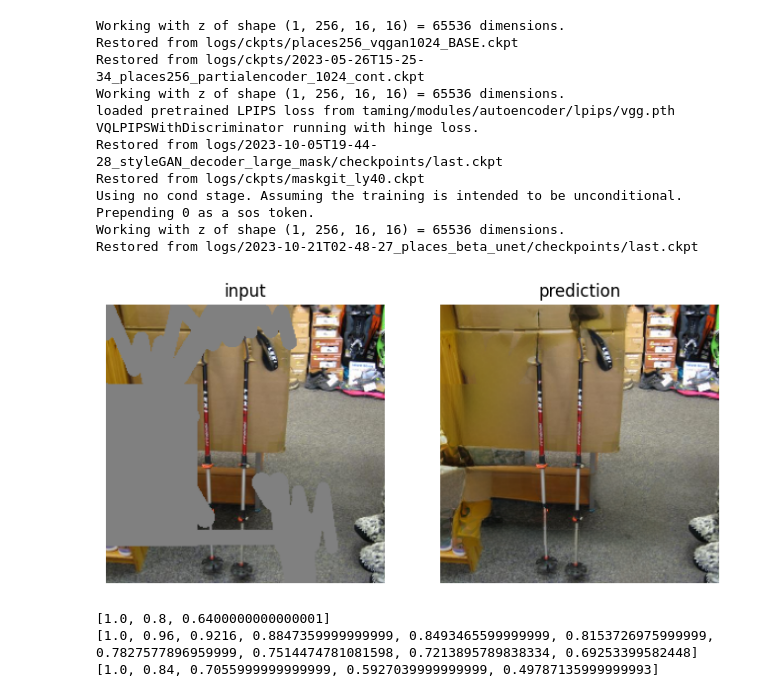
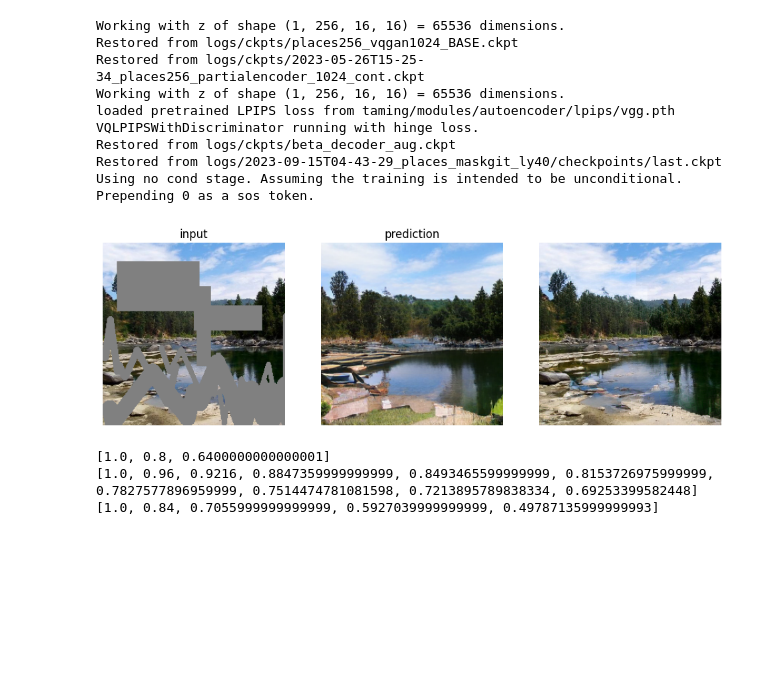
Before and after one commit to nintendops/taming-transformers, a Jupyter notebook: eval.ipynb, the cells around one changed output. Cells and saved outputs as stored; diff of their text form; code cells hidden in the pictures; blank space fills up the shorter version.

Commit message:
eval updates

```diff
--- a/eval.ipynb
+++ b/eval.ipynb
@@ -223,11 +231,11 @@ def get_obj_from_str(string, reload=False):
         importlib.reload(module_imp)
     return getattr(importlib.import_module(module, package=None), cls)
 
-device = torch.device('cuda:4')
-config_path = "configs/places_inpainting_largebox.yaml"
+device = torch.device('cuda:3')
+config_path = "configs/places_inpainting.yaml"
 config = OmegaConf.load(config_path)
 config['data']['params']['batch_size'] = 1
-config['model']['params']['encoder_config']['params']['ddconfig']['clamp_ratio'] = 0.25
+# config['model']['params']['encoder_config']['params']['ddconfig']['clamp_ratio'] = 0.25
 
 model = instantiate_from_config(config.model).to(device)
 # %% [output]
@@ -237,11 +245,9 @@ Restored from logs/ckpts/2023-05-26T15-25-34_places256_partialencoder_1024_cont.
 Working with z of shape (1, 256, 16, 16) = 65536 dimensions.
 loaded pretrained LPIPS loss from taming/modules/autoencoder/lpips/vgg.pth
 VQLPIPSWithDiscriminator running with hinge loss.
-Restored from logs/2023-10-05T19-44-28_styleGAN_decoder_large_mask/checkpoints/last.ckpt
-Restored from logs/ckpts/maskgit_ly40.ckpt
+Restored from logs/ckpts/beta_decoder_aug.ckpt
+Restored from logs/2023-09-15T04-43-29_places_maskgit_ly40/checkpoints/last.ckpt
 Using no cond stage. Assuming the training is intended to be unconditional. Prepending 0 as a sos token.
-Working with z of shape (1, 256, 16, 16) = 65536 dimensions.
-Restored from logs/2023-10-21T02-48-27_places_beta_unet/checkpoints/last.ckpt
 # %%
 # optional: using dataloader
 data = instantiate_from_config(config.data)
@@ -325,7 +331,7 @@ k = 188
 with torch.no_grad():
     # gt = torch.from_numpy(batch['image'].transpose(2,0,1)).unsqueeze(0).to(device)
     # mask = torch.from_numpy(batch['mask'].transpose(2,0,1)).unsqueeze(0).to(device)
-    gt, mask = get_data(indices[8], 256)
+    gt, mask = get_data(k, 256)
     x = gt.to(device)
 
     #############################
@@ -363,36 +369,40 @@ with torch.no_grad():
     # rec_fstg = VQModel.decode(quant_z)
 
     rec_fstg = VQModel.decode(quant_z_complete)
+    rec_fstg_comp = x * mask + rec_fstg * (1-mask)
 
     dec, _, mout, f0, f1 = model.current_model(batch,
                                 quant=quant_z_complete,
                                 mask_in=mask,
                                 mask_out=mask_out.reshape(B, 1, H, W),
                                 return_fstg=False, debug=True)
     rec = x * mask + dec * (1-mask)
 
     if Unet is not None:
         Unet = Unet.to(device)
         rec = Unet.refine(rec, mask)
     end_decoder = time.time()
 
 # t1 = end_encoder-start_encoder
 # t2 = end_transformer-end_encoder
 # t3 = end_decoder-end_transformer
 # print("Encoder Inference speed:", t1,'s')
 # print("Transformer Inference speed:", t2,'s')
 # print("Decoder Inference speed:", t3,'s')
 # print("All:", t1+t2+t3, 's')
 
 mask_int = F.interpolate(F.interpolate(mask, size=(16,16), mode='nearest'),(256,256))
 mask_out_int = F.interpolate(mask_out.reshape(1,1,16,16),(256,256))
 
 # imshow([to_img(x*mask), to_img(rec_fstg)])
-imshow([to_img(x*mask), to_img(rec)], titles=['input', 'prediction'])
-# imsave(f'logs/eval/{k}.png', to_img(rec))
+imshow([to_img(x*mask), to_img(rec_fstg), to_img(rec)], titles=['input', 'prediction'])
+imsave(f'logs/eval/{k}_rev.png', to_img(rec_fstg * (1-mask)))
+# imsave(f'logs/eval/{k}_x.png', to_img(x*mask))
+# imsave(f'logs/eval/{k}_fstg.png', to_img(rec_fstg))
+# imsave(f'logs/eval/{k}_fstg_comp.png', to_img(rec_fstg_comp))
 # print((1-mout).sum(), torch.sum((f1[0]**2).sum(0).reshape(-1)) / (1-mout).sum())
 # %% [output]
-[figure, old version]
+[figure, new version]
 # %%
 print([1 * (0.8**k) for k in range(3)])
 print([1 * (0.96**k) for k in range(10)])
```
Also changed, not shown: parts of 2 cells of this notebook, 8 other files.
